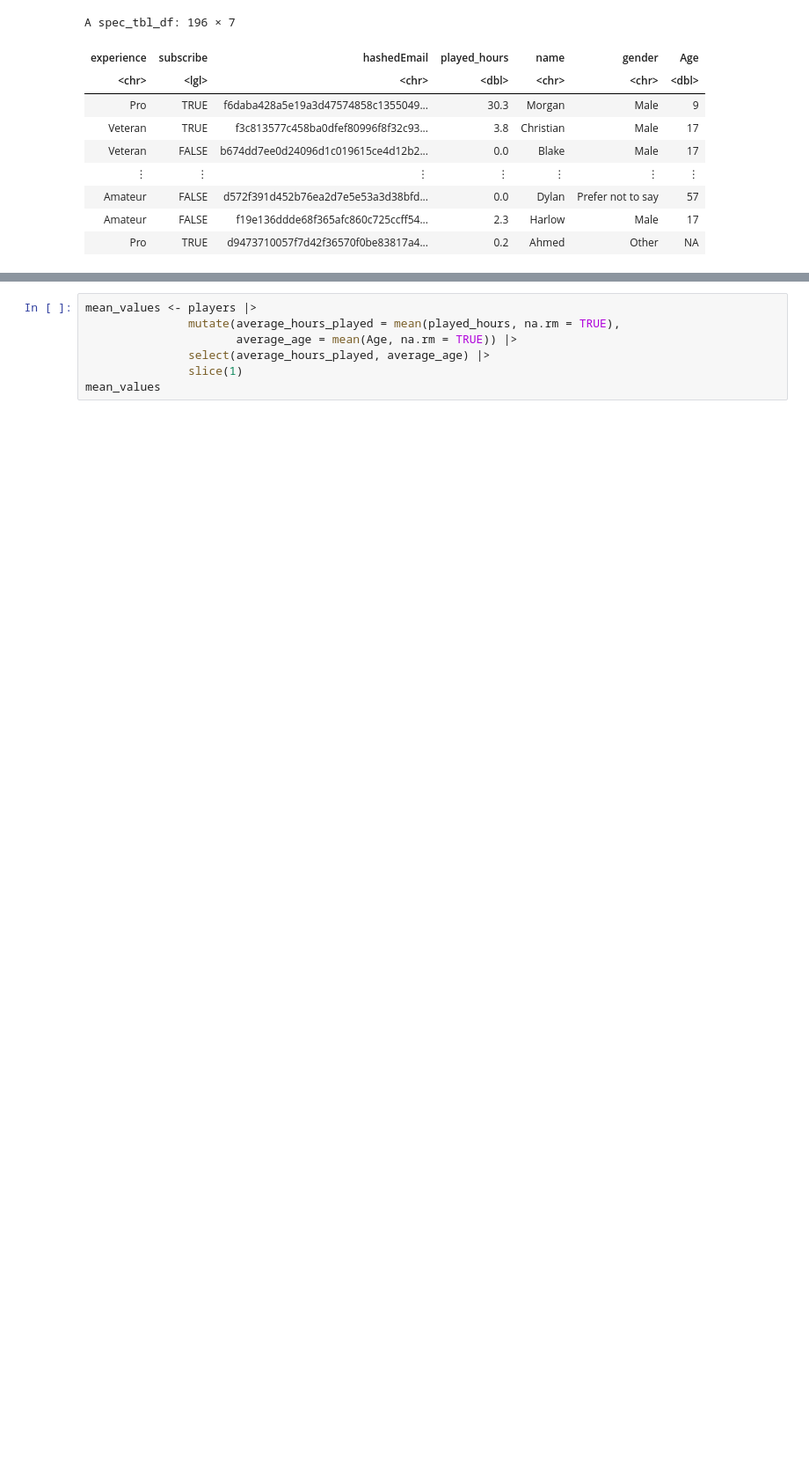
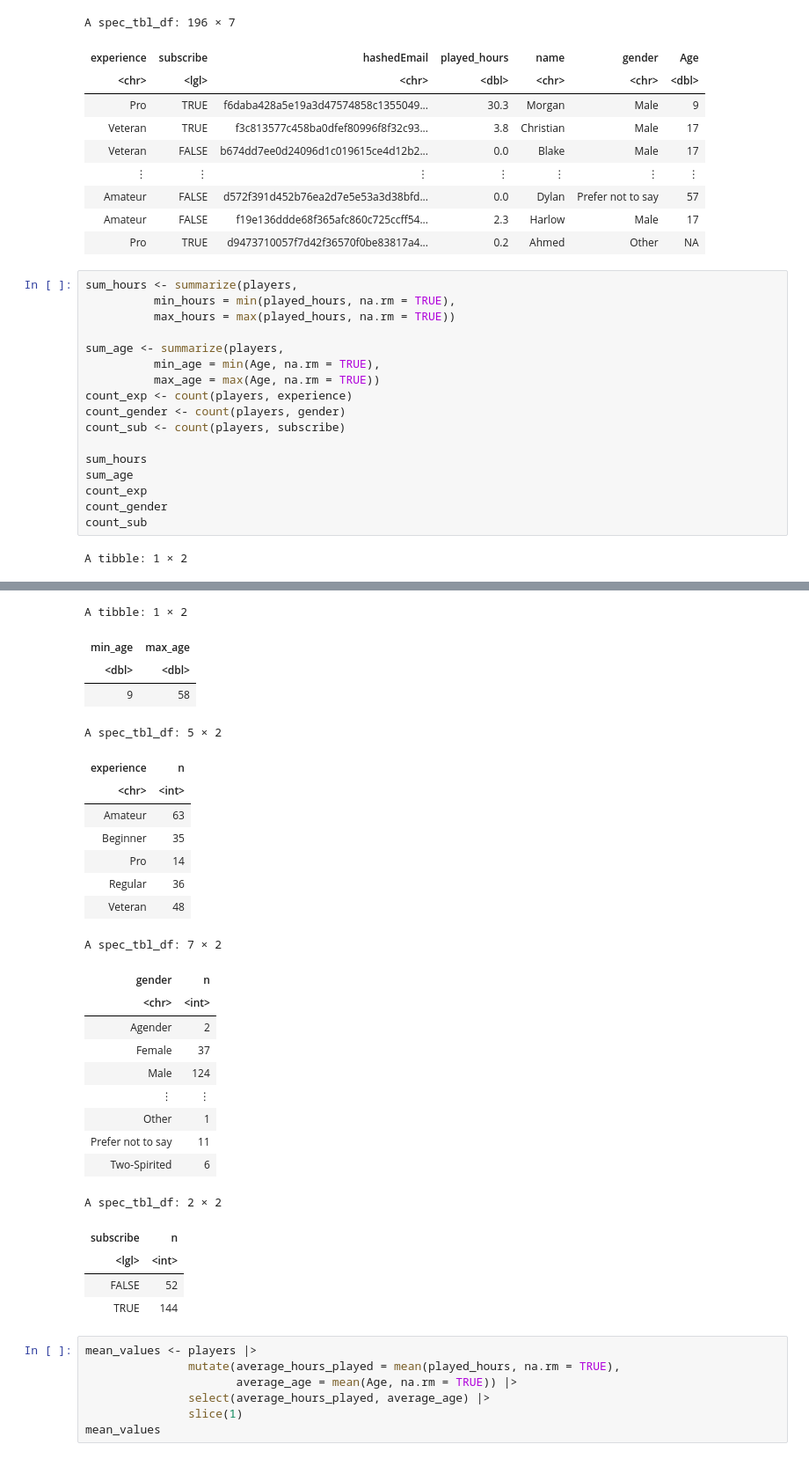
Before and after one commit to sophiaymeng/video_game_research, a Jupyter notebook: wrangle_visual.ipynb, the cells around one changed output, grey strips where cells are left out. Shown at 88% size. Drawn from its saved outputs; the diff is of its cells as text; blank space fills up the shorter version.

Commit message:
summary statistic calculations
calculated summary statistics for players dataset

```diff
--- a/wrangle_visual.ipynb
+++ b/wrangle_visual.ipynb
@@ -95,3 +95,22 @@ A spec_tbl_df: 196 × 7
 | Amateur | FALSE | d572f391d452b76ea2d7e5e53a3d38bfd... | 0.0 | Dylan | Prefer not to say | 57 |
 | Amateur | FALSE | f19e136ddde68f365afc860c725ccff54... | 2.3 | Harlow | Male | 17 |
 | Pro | TRUE | d9473710057f7d42f36570f0be83817a4... | 0.2 | Ahmed | Other | NA |
+# %%
+sum_hours <- summarize(players,
+          min_hours = min(played_hours, na.rm = TRUE),
+          max_hours = max(played_hours, na.rm = TRUE))
+
+sum_age <- summarize(players,
+          min_age = min(Age, na.rm = TRUE),
+          max_age = max(Age, na.rm = TRUE))
+count_exp <- count(players, experience)
+count_gender <- count(players, gender)
+count_sub <- count(players, subscribe)
+
+sum_hours
+sum_age
+count_exp
+count_gender
+count_sub
+# %% [output]
+A tibble: 1 × 2
@@ -98,3 +120,30 @@ A spec_tbl_df: 196 × 7
+A tibble: 1 × 2
+| min_age | max_age |
+| <dbl> | <dbl> |
+| 9 | 58 |
+A spec_tbl_df: 5 × 2
+| experience | n |
+| <chr> | <int> |
+| Amateur | 63 |
+| Beginner | 35 |
+| Pro | 14 |
+| Regular | 36 |
+| Veteran | 48 |
+A spec_tbl_df: 7 × 2
+| gender | n |
+| <chr> | <int> |
+| Agender | 2 |
+| Female | 37 |
+| Male | 124 |
+| ⋮ | ⋮ |
+| Other | 1 |
+| Prefer not to say | 11 |
+| Two-Spirited | 6 |
+A spec_tbl_df: 2 × 2
+| subscribe | n |
+| <lgl> | <int> |
+| FALSE | 52 |
+| TRUE | 144 |
 # %%
 mean_values <- players |>
                mutate(average_hours_played = mean(played_hours, na.rm = TRUE),
```
Also changed, not shown: parts of 3 cells of this notebook.
